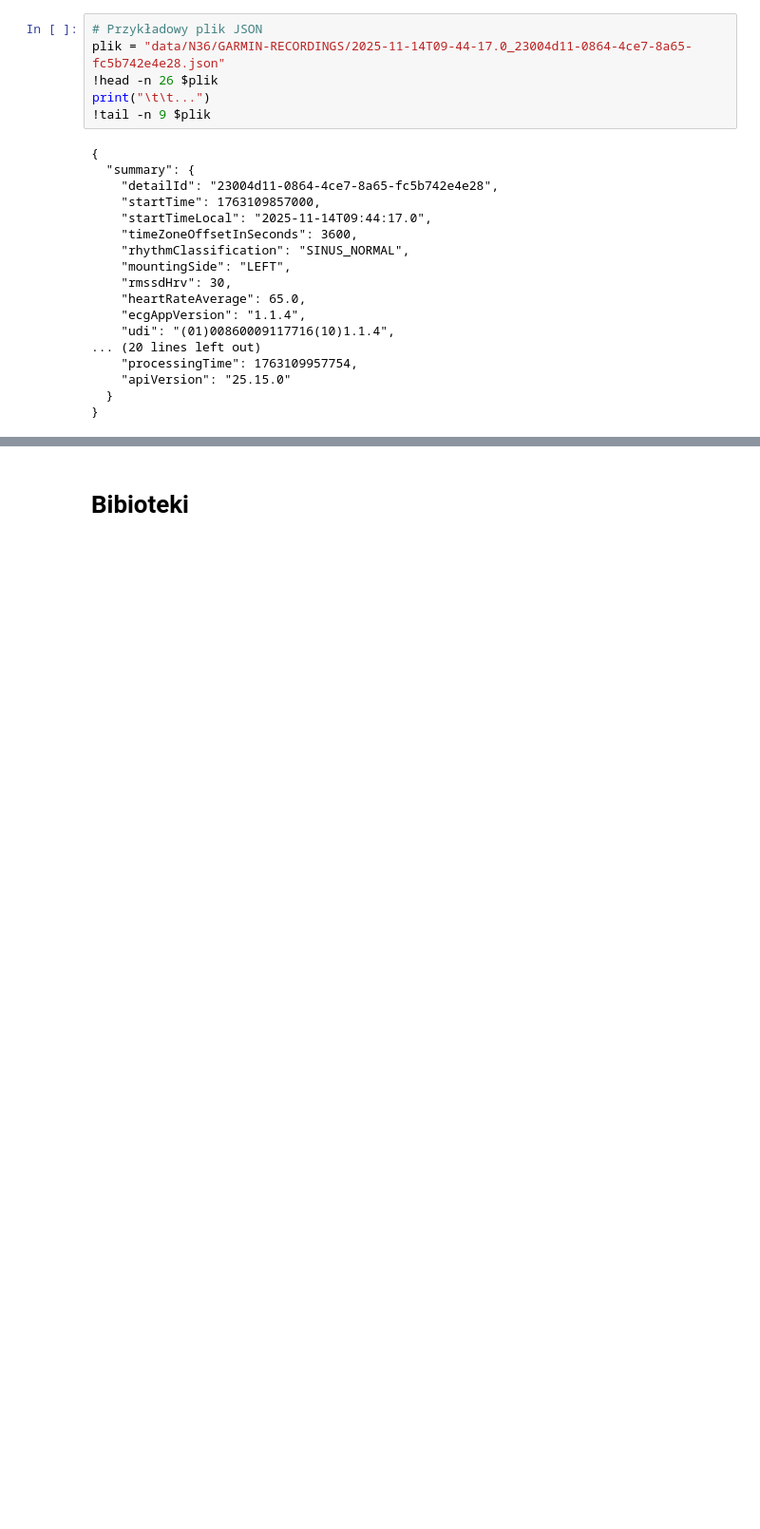
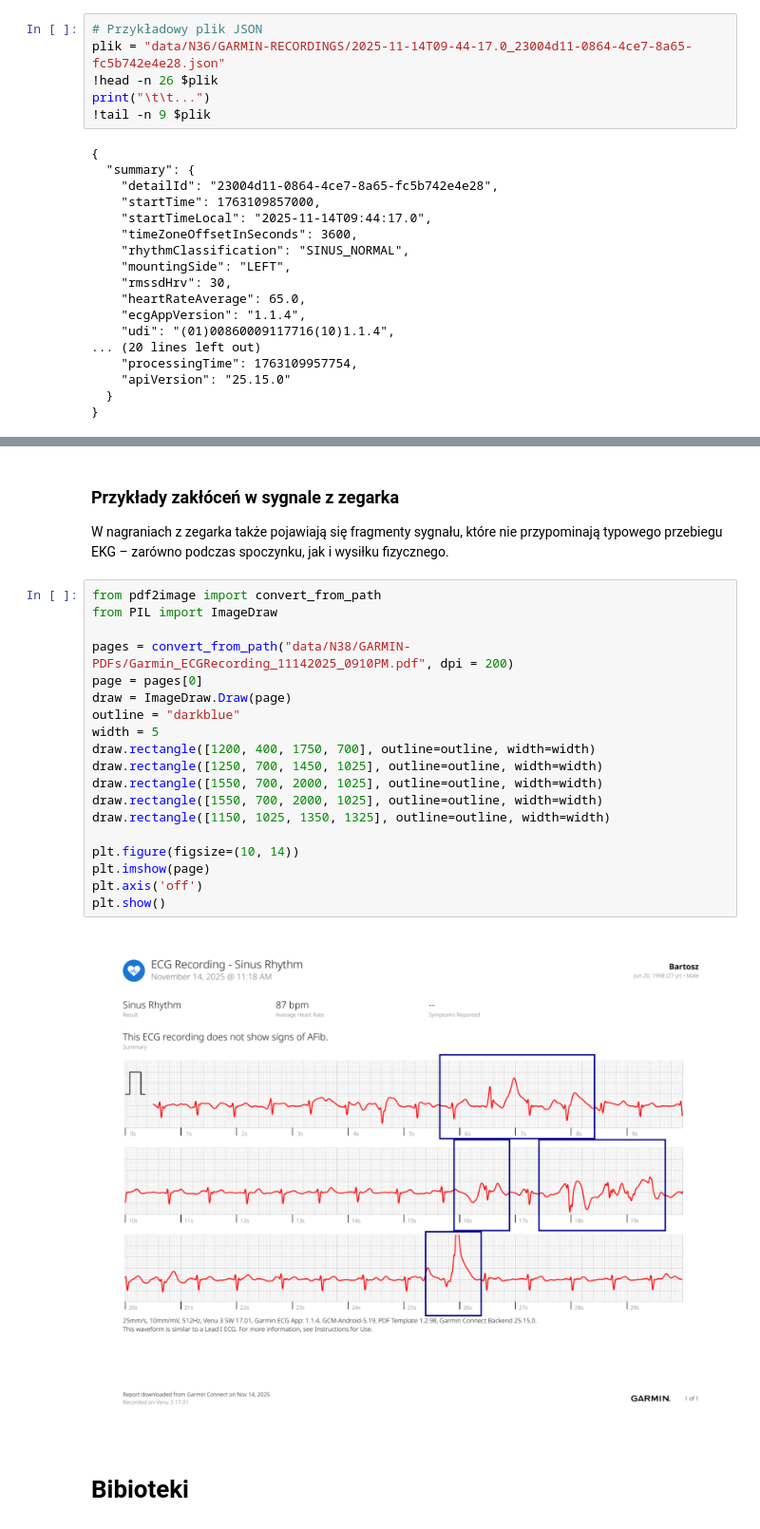
Before and after one commit to MichaelL200/Projekt-EKG, a Jupyter notebook: main.ipynb, the cells around one changed output, grey strips where cells are left out. Shown at 95% size. Drawn from its saved outputs; the diff is of its cells as text; blank space fills up the shorter version.

```diff
--- a/main.ipynb
+++ b/main.ipynb
@@ -88,2 +181,27 @@ W odczytach z obu urządzeń można znaleźć nietypowe fragmenty sygnałów, kt
+# %% [markdown]
+### Przykłady zakłóceń w sygnale z zegarka
+
+W nagraniach z zegarka także pojawiają się fragmenty sygnału, które nie przypominają typowego przebiegu EKG – zarówno podczas spoczynku, jak i wysiłku fizycznego.
+# %%
+from pdf2image import convert_from_path
+from PIL import ImageDraw
+
+pages = convert_from_path("data/N38/GARMIN-PDFs/Garmin_ECGRecording_11142025_0910PM.pdf", dpi = 200)
+page = pages[0]
+draw = ImageDraw.Draw(page)
+outline = "darkblue"
+width = 5
+draw.rectangle([1200, 400, 1750, 700], outline=outline, width=width)
+draw.rectangle([1250, 700, 1450, 1025], outline=outline, width=width)
+draw.rectangle([1550, 700, 2000, 1025], outline=outline, width=width)
+draw.rectangle([1550, 700, 2000, 1025], outline=outline, width=width)
+draw.rectangle([1150, 1025, 1350, 1325], outline=outline, width=width)
+
+plt.figure(figsize=(10, 14))
+plt.imshow(page)
+plt.axis('off')
+plt.show()
+# %% [output]
+[figure, added]
 # %% [markdown]
 # Bibioteki
```
Also changed, not shown: parts of 16 cells of this notebook.
